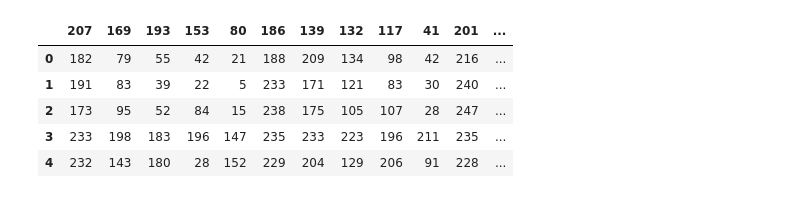
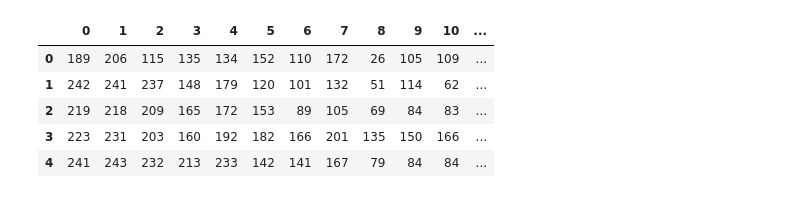
Before and after one commit to Ti-tanium/Color-Scheme-Style-Classifier, a Jupyter notebook: CleanData.ipynb, the cells around one changed output. Cells and saved outputs as stored; diff of their text form; code cells hidden in the pictures.

```diff
--- a/CleanData.ipynb
+++ b/CleanData.ipynb
@@ -14,11 +11,11 @@ from colorthief import ColorThief
 # %%
-data=pd.read_csv('./filtered_tech.csv')
+data=pd.read_csv('./train_fresh.csv',header=None)
 data.head()
 # %% [output]
-|  | 207 | 169 | 193 | 153 | 80 | 186 | 139 | 132 | 117 | 41 | 201 | ... |
-| 0 | 182 | 79 | 55 | 42 | 21 | 188 | 209 | 134 | 98 | 42 | 216 | ... |
-| 1 | 191 | 83 | 39 | 22 | 5 | 233 | 171 | 121 | 83 | 30 | 240 | ... |
-| 2 | 173 | 95 | 52 | 84 | 15 | 238 | 175 | 105 | 107 | 28 | 247 | ... |
-| 3 | 233 | 198 | 183 | 196 | 147 | 235 | 233 | 223 | 196 | 211 | 235 | ... |
-| 4 | 232 | 143 | 180 | 28 | 152 | 229 | 204 | 129 | 206 | 91 | 228 | ... |
+|  | 0 | 1 | 2 | 3 | 4 | 5 | 6 | 7 | 8 | 9 | 10 | ... |
+| 0 | 189 | 206 | 115 | 135 | 134 | 152 | 110 | 172 | 26 | 105 | 109 | ... |
+| 1 | 242 | 241 | 237 | 148 | 179 | 120 | 101 | 132 | 51 | 114 | 62 | ... |
+| 2 | 219 | 218 | 209 | 165 | 172 | 153 | 89 | 105 | 69 | 84 | 83 | ... |
+| 3 | 223 | 231 | 203 | 160 | 192 | 182 | 166 | 201 | 135 | 150 | 166 | ... |
+| 4 | 241 | 243 | 232 | 213 | 233 | 142 | 141 | 167 | 79 | 84 | 84 | ... |
 # %%
```
Also changed, not shown: parts of 8 cells of this notebook, 1 other file.
